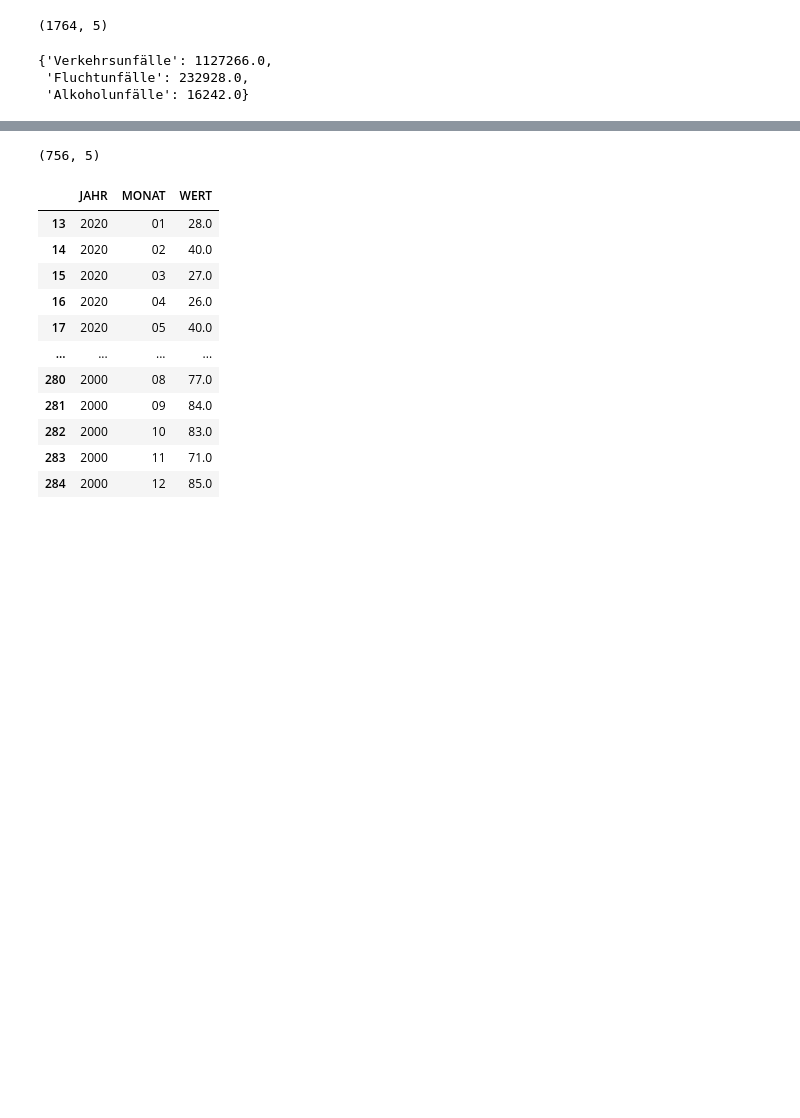
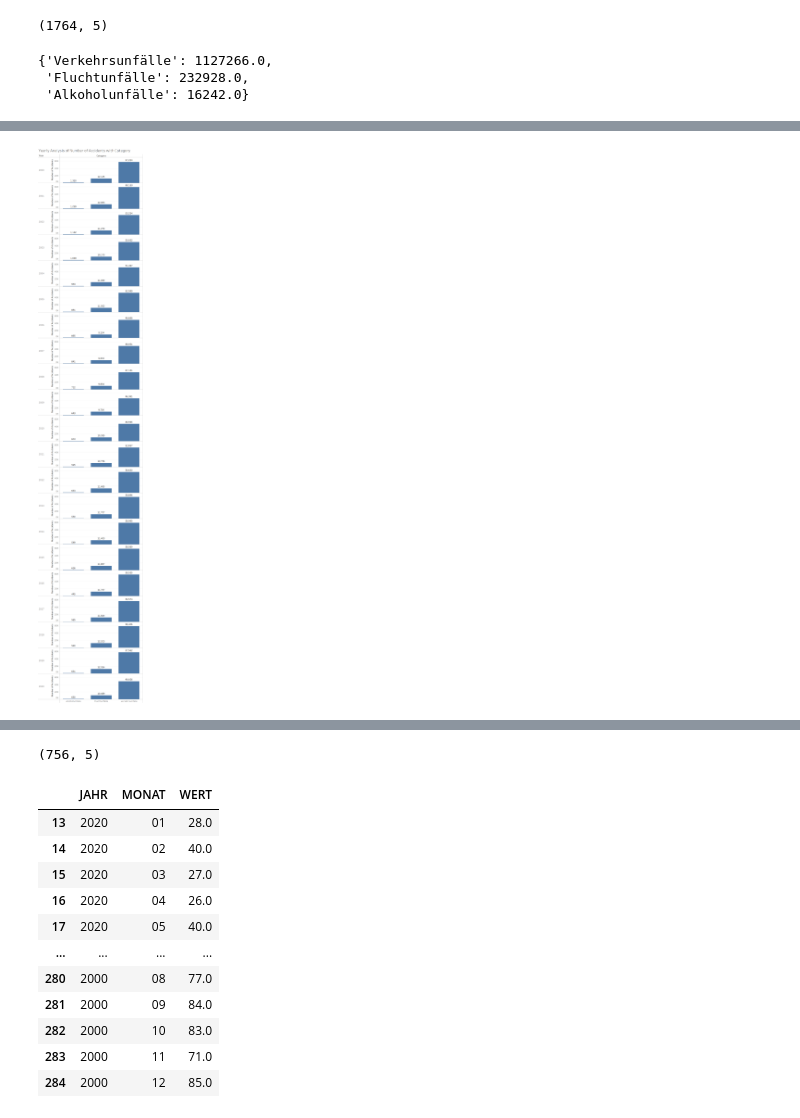
Before and after one commit to devansh-srivastav/dps_challenge, a Jupyter notebook: main.ipynb, the cells around one changed output, grey strips where cells are left out. Cells and saved outputs as stored; diff of their text form; code cells hidden in the pictures; blank space fills up the shorter version.

```diff
--- a/main.ipynb
+++ b/main.ipynb
@@ -127,0 +135,4 @@ data
+# %%
+Image(filename='visualisations/yearly_no_of_acc_vs_cat.png')
+# %% [output]
+[figure, added]
```
Also changed, not shown: parts of 16 cells of this notebook, 1 other file.
